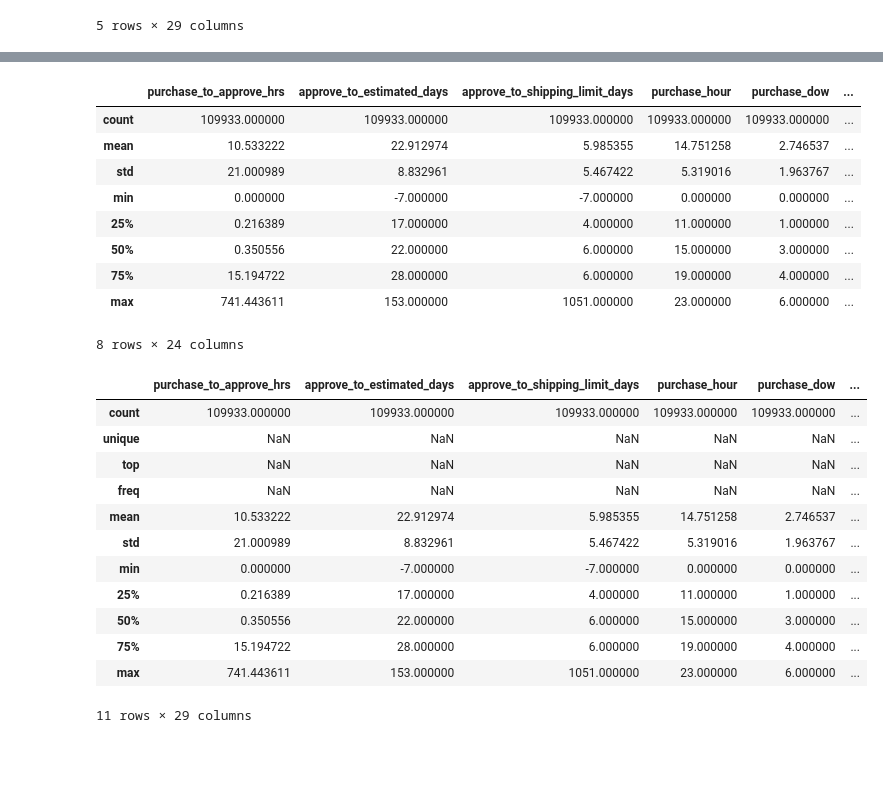
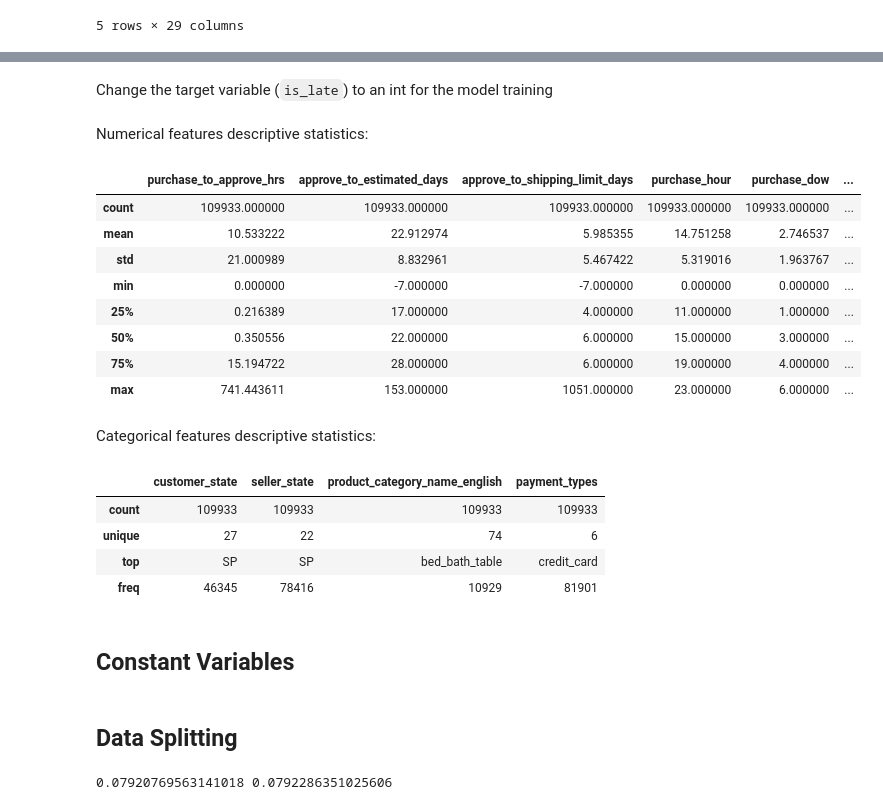
Before and after one commit to RioPramana21/Final-Project-Olist, a Jupyter notebook: preparation_notebooks/Machine Learning Model Building.ipynb, the cells around one changed output, grey strips where cells are left out. Cells and saved outputs as stored; diff of their text form; code cells hidden in the pictures; blank space fills up the shorter version.

Commit message:
Split dataset

```diff
--- a/preparation_notebooks/Machine Learning Model Building.ipynb
+++ b/preparation_notebooks/Machine Learning Model Building.ipynb
@@ -123,7 +140,19 @@ Data columns (total 29 columns):
  28  is_late                                         109933 non-null  bool
 dtypes: bool(1), float64(14), int64(10), object(4)
 memory usage: 23.6+ MB
+# %% [markdown]
+Change the target variable (`is_late`) to an int for the model training
+# %%
+df['is_late'] = df['is_late'].astype(int)
+# %% [markdown]
+Numerical features descriptive statistics:
 # %%
+# Set pandas to display all columns and rows
+pd.set_option('display.max_columns', None)
+# pd.set_option('display.max_rows', 10)
+# pd.set_option('display.width', 1000)
+
+# Get descriptive statistics for numerical features
 df.describe()
 # %% [output]
 |  | purchase_to_approve_hrs | approve_to_estimated_days | approve_to_shipping_limit_days | purchase_hour | purchase_dow | ... |
@@ -135,20 +164,15 @@ df.describe()
 | 50% | 0.350556 | 22.000000 | 6.000000 | 15.000000 | 3.000000 | ... |
 | 75% | 15.194722 | 28.000000 | 6.000000 | 19.000000 | 4.000000 | ... |
 | max | 741.443611 | 153.000000 | 1051.000000 | 23.000000 | 6.000000 | ... |
-8 rows × 24 columns
+# %% [markdown]
+Categorical features descriptive statistics:
 # %%
-df.describe(include='all')
+df.describe(include=['O'])
 # %% [output]
-|  | purchase_to_approve_hrs | approve_to_estimated_days | approve_to_shipping_limit_days | purchase_hour | purchase_dow | ... |
-| count | 109933.000000 | 109933.000000 | 109933.000000 | 109933.000000 | 109933.000000 | ... |
-| unique | NaN | NaN | NaN | NaN | NaN | ... |
-| top | NaN | NaN | NaN | NaN | NaN | ... |
-| freq | NaN | NaN | NaN | NaN | NaN | ... |
-| mean | 10.533222 | 22.912974 | 5.985355 | 14.751258 | 2.746537 | ... |
-| std | 21.000989 | 8.832961 | 5.467422 | 5.319016 | 1.963767 | ... |
-| min | 0.000000 | -7.000000 | -7.000000 | 0.000000 | 0.000000 | ... |
-| 25% | 0.216389 | 17.000000 | 4.000000 | 11.000000 | 1.000000 | ... |
-| 50% | 0.350556 | 22.000000 | 6.000000 | 15.000000 | 3.000000 | ... |
-| 75% | 15.194722 | 28.000000 | 6.000000 | 19.000000 | 4.000000 | ... |
-| max | 741.443611 | 153.000000 | 1051.000000 | 23.000000 | 6.000000 | ... |
+|  | customer_state | seller_state | product_category_name_english | payment_types |
+| count | 109933 | 109933 | 109933 | 109933 |
+| unique | 27 | 22 | 74 | 6 |
+| top | SP | SP | bed_bath_table | credit_card |
+| freq | 46345 | 78416 | 10929 | 81901 |
-11 rows × 29 columns
+# %% [markdown]
+## Constant Variables
@@ -154,0 +182,2 @@ df.describe(include='all')
+# %% [markdown]
+## Data Splitting
@@ -154,0 +188,11 @@ df.describe(include='all')
+# %%
+X_train, X_test, y_train, y_test = train_test_split(
+    X, y,
+    test_size=TEST_SIZE,
+    stratify=y,
+    random_state=RANDOM_STATE
+)
+
+print(y_train.mean(), y_test.mean())  # Quick check: class balance is preserved
+# %% [output]
+0.07920769563141018 0.0792286351025606
```
Also changed, not shown: parts of 4 cells of this notebook.
